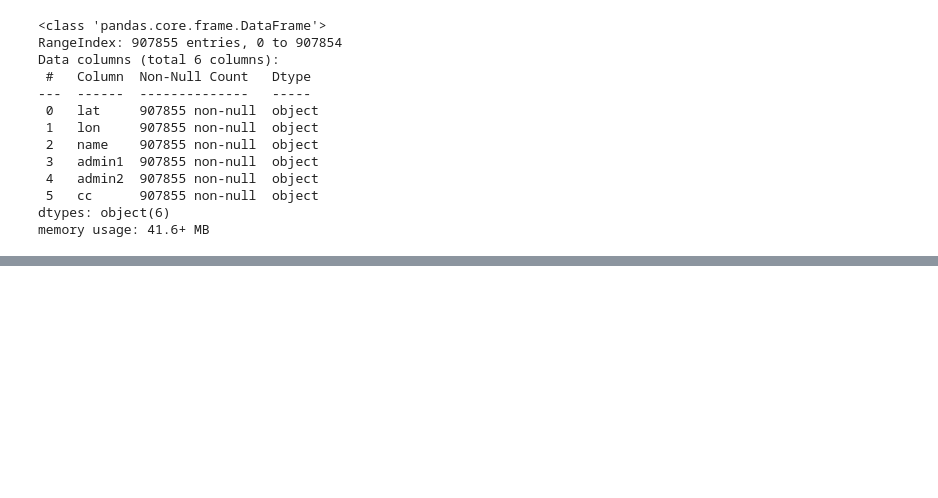
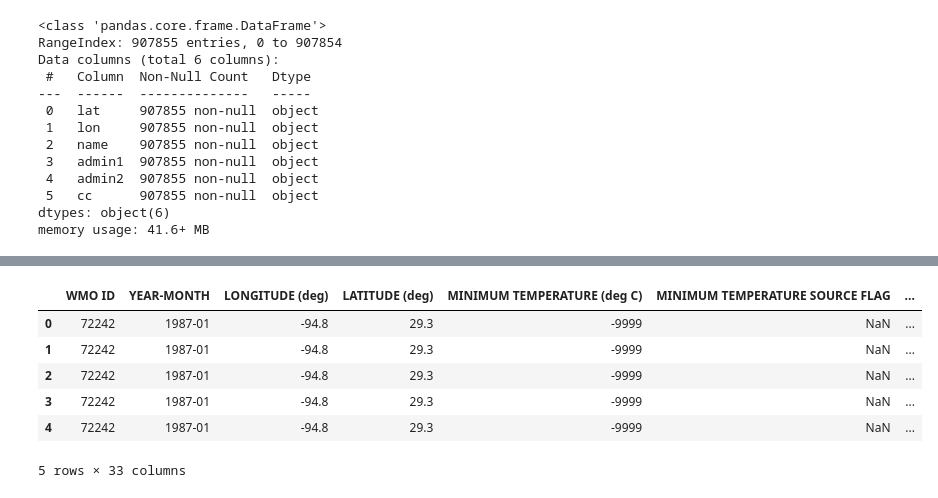
Before and after one commit to CaitlinC91/USDACENSUS_Capstone, a Jupyter notebook: notebooks/mcdw.ipynb, the cells around one changed output, grey strips where cells are left out. Cells and saved outputs as stored; diff of their text form; code cells hidden in the pictures; blank space fills up the shorter version.

```diff
--- a/notebooks/mcdw.ipynb
+++ b/notebooks/mcdw.ipynb
@@ -200,2 +281,12 @@ us_weather
 # %%
 us_weather.to_csv('us_weather.csv', index = True)
+# %%
+us_weather.head()
+# %% [output]
+|  | WMO ID | YEAR-MONTH | LONGITUDE (deg) | LATITUDE (deg) | MINIMUM TEMPERATURE (deg C) | MINIMUM TEMPERATURE SOURCE FLAG | ... |
+| 0 | 72242 | 1987-01 | -94.8 | 29.3 | -9999 | NaN | ... |
+| 1 | 72242 | 1987-01 | -94.8 | 29.3 | -9999 | NaN | ... |
+| 2 | 72242 | 1987-01 | -94.8 | 29.3 | -9999 | NaN | ... |
+| 3 | 72242 | 1987-01 | -94.8 | 29.3 | -9999 | NaN | ... |
+| 4 | 72242 | 1987-01 | -94.8 | 29.3 | -9999 | NaN | ... |
+5 rows × 33 columns
```
Also changed, not shown: parts of 5 cells of this notebook, 1 other file.
